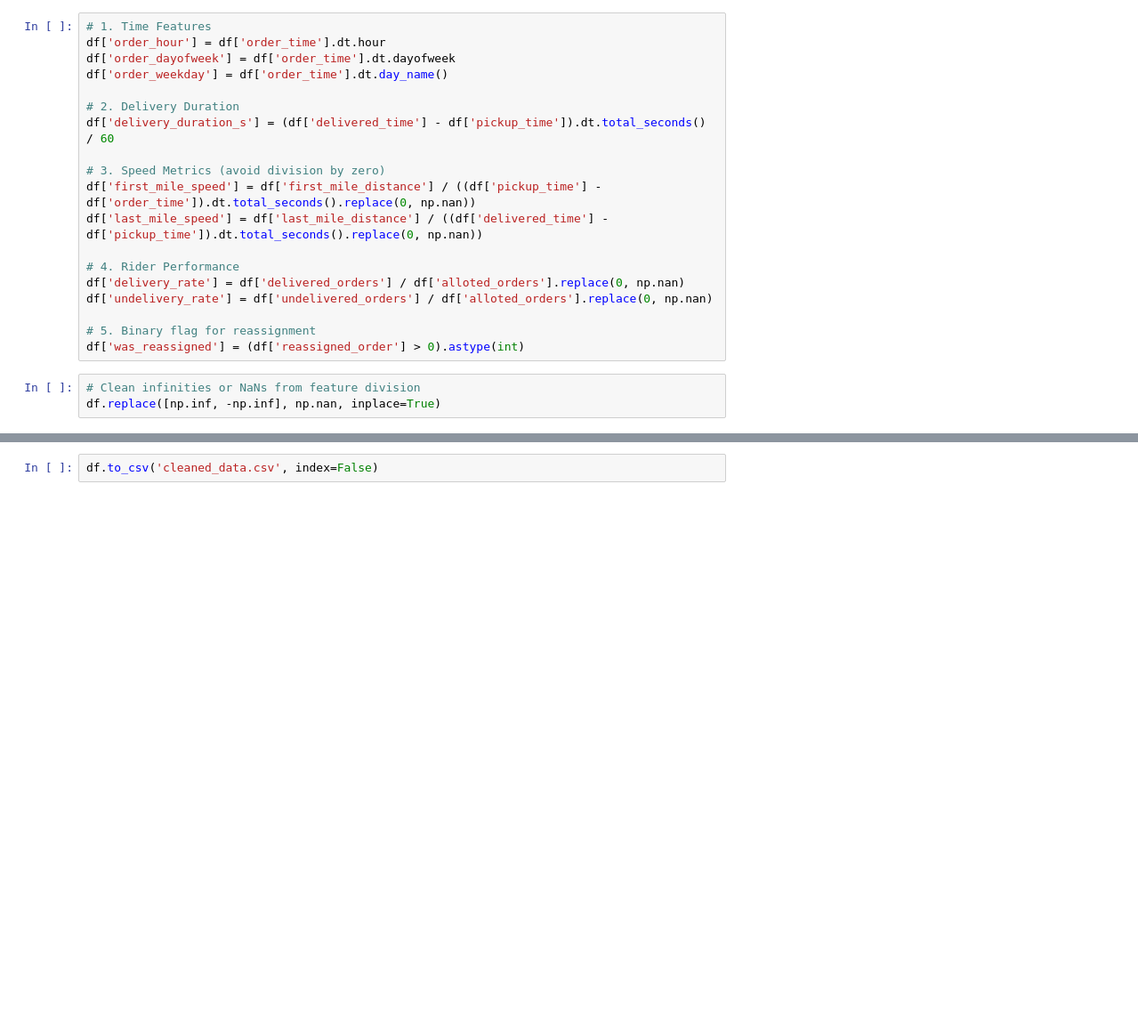
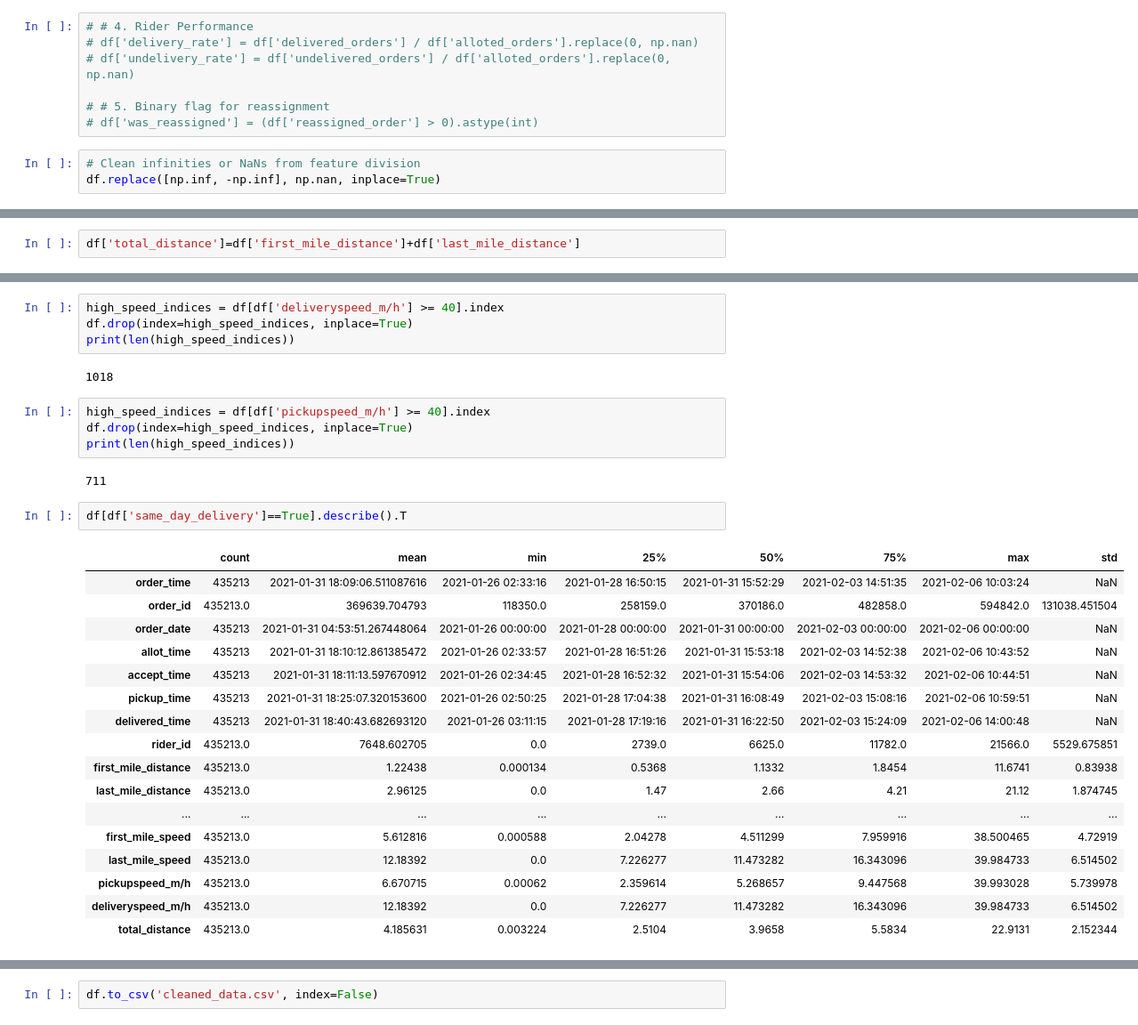
Before and after one commit to KarthikeyanBaskaran/SupplyChain-Analytics, a Jupyter notebook: EDA.ipynb, the cells around one changed output, grey strips where cells are left out. Shown: that part at 89% size. Drawn from its saved outputs; the diff is of its cells as text; blank space fills up the shorter version.

```diff
--- a/EDA.ipynb
+++ b/EDA.ipynb
@@ -340,22 +387,10 @@ df['delivered_time'] = df.apply(fill_delivered_time, axis=1)
 # %%
-# 1. Time Features
-df['order_hour'] = df['order_time'].dt.hour
-df['order_dayofweek'] = df['order_time'].dt.dayofweek
-df['order_weekday'] = df['order_time'].dt.day_name()
+# # 4. Rider Performance
+# df['delivery_rate'] = df['delivered_orders'] / df['alloted_orders'].replace(0, np.nan)
+# df['undelivery_rate'] = df['undelivered_orders'] / df['alloted_orders'].replace(0, np.nan)
 
-# 2. Delivery Duration
-df['delivery_duration_s'] = (df['delivered_time'] - df['pickup_time']).dt.total_seconds() / 60
-
-# 3. Speed Metrics (avoid division by zero)
-df['first_mile_speed'] = df['first_mile_distance'] / ((df['pickup_time'] - df['order_time']).dt.total_seconds().replace(0, np.nan))
-df['last_mile_speed'] = df['last_mile_distance'] / ((df['delivered_time'] - df['pickup_time']).dt.total_seconds().replace(0, np.nan))
-
-# 4. Rider Performance
-df['delivery_rate'] = df['delivered_orders'] / df['alloted_orders'].replace(0, np.nan)
-df['undelivery_rate'] = df['undelivered_orders'] / df['alloted_orders'].replace(0, np.nan)
-
-# 5. Binary flag for reassignment
-df['was_reassigned'] = (df['reassigned_order'] > 0).astype(int)
+# # 5. Binary flag for reassignment
+# df['was_reassigned'] = (df['reassigned_order'] > 0).astype(int)
 # %%
 # Clean infinities or NaNs from feature division
 df.replace([np.inf, -np.inf], np.nan, inplace=True)
@@ -381,0 +397,2 @@ df.head(1).T
+# %%
+df['total_distance']=df['first_mile_distance']+df['last_mile_distance']
@@ -381,0 +419,32 @@ df.head(1).T
+# %%
+high_speed_indices = df[df['deliveryspeed_m/h'] >= 40].index
+df.drop(index=high_speed_indices, inplace=True)
+print(len(high_speed_indices))
+# %% [output]
+1018
+# %%
+high_speed_indices = df[df['pickupspeed_m/h'] >= 40].index
+df.drop(index=high_speed_indices, inplace=True)
+print(len(high_speed_indices))
+# %% [output]
+711
+# %%
+df[df['same_day_delivery']==True].describe().T
+# %% [output]
+|  | count | mean | min | 25% | 50% | 75% | max | std |
+| order_time | 435213 | 2021-01-31 18:09:06.511087616 | 2021-01-26 02:33:16 | 2021-01-28 16:50:15 | 2021-01-31 15:52:29 | 2021-02-03 14:51:35 | 2021-02-06 10:03:24 | NaN |
+| order_id | 435213.0 | 369639.704793 | 118350.0 | 258159.0 | 370186.0 | 482858.0 | 594842.0 | 131038.451504 |
+| order_date | 435213 | 2021-01-31 04:53:51.267448064 | 2021-01-26 00:00:00 | 2021-01-28 00:00:00 | 2021-01-31 00:00:00 | 2021-02-03 00:00:00 | 2021-02-06 00:00:00 | NaN |
+| allot_time | 435213 | 2021-01-31 18:10:12.861385472 | 2021-01-26 02:33:57 | 2021-01-28 16:51:26 | 2021-01-31 15:53:18 | 2021-02-03 14:52:38 | 2021-02-06 10:43:52 | NaN |
+| accept_time | 435213 | 2021-01-31 18:11:13.597670912 | 2021-01-26 02:34:45 | 2021-01-28 16:52:32 | 2021-01-31 15:54:06 | 2021-02-03 14:53:32 | 2021-02-06 10:44:51 | NaN |
+| pickup_time | 435213 | 2021-01-31 18:25:07.320153600 | 2021-01-26 02:50:25 | 2021-01-28 17:04:38 | 2021-01-31 16:08:49 | 2021-02-03 15:08:16 | 2021-02-06 10:59:51 | NaN |
+| delivered_time | 435213 | 2021-01-31 18:40:43.682693120 | 2021-01-26 03:11:15 | 2021-01-28 17:19:16 | 2021-01-31 16:22:50 | 2021-02-03 15:24:09 | 2021-02-06 14:00:48 | NaN |
+| rider_id | 435213.0 | 7648.602705 | 0.0 | 2739.0 | 6625.0 | 11782.0 | 21566.0 | 5529.675851 |
+| first_mile_distance | 435213.0 | 1.22438 | 0.000134 | 0.5368 | 1.1332 | 1.8454 | 11.6741 | 0.83938 |
+| last_mile_distance | 435213.0 | 2.96125 | 0.0 | 1.47 | 2.66 | 4.21 | 21.12 | 1.874745 |
+| ... | ... | ... | ... | ... | ... | ... | ... | ... |
+| first_mile_speed | 435213.0 | 5.612816 | 0.000588 | 2.04278 | 4.511299 | 7.959916 | 38.500465 | 4.72919 |
+| last_mile_speed | 435213.0 | 12.18392 | 0.0 | 7.226277 | 11.473282 | 16.343096 | 39.984733 | 6.514502 |
+| pickupspeed_m/h | 435213.0 | 6.670715 | 0.00062 | 2.359614 | 5.268657 | 9.447568 | 39.993028 | 5.739978 |
+| deliveryspeed_m/h | 435213.0 | 12.18392 | 0.0 | 7.226277 | 11.473282 | 16.343096 | 39.984733 | 6.514502 |
+| total_distance | 435213.0 | 4.185631 | 0.003224 | 2.5104 | 3.9658 | 5.5834 | 22.9131 | 2.152344 |
```
Also changed, not shown: parts of 22 cells of this notebook.
